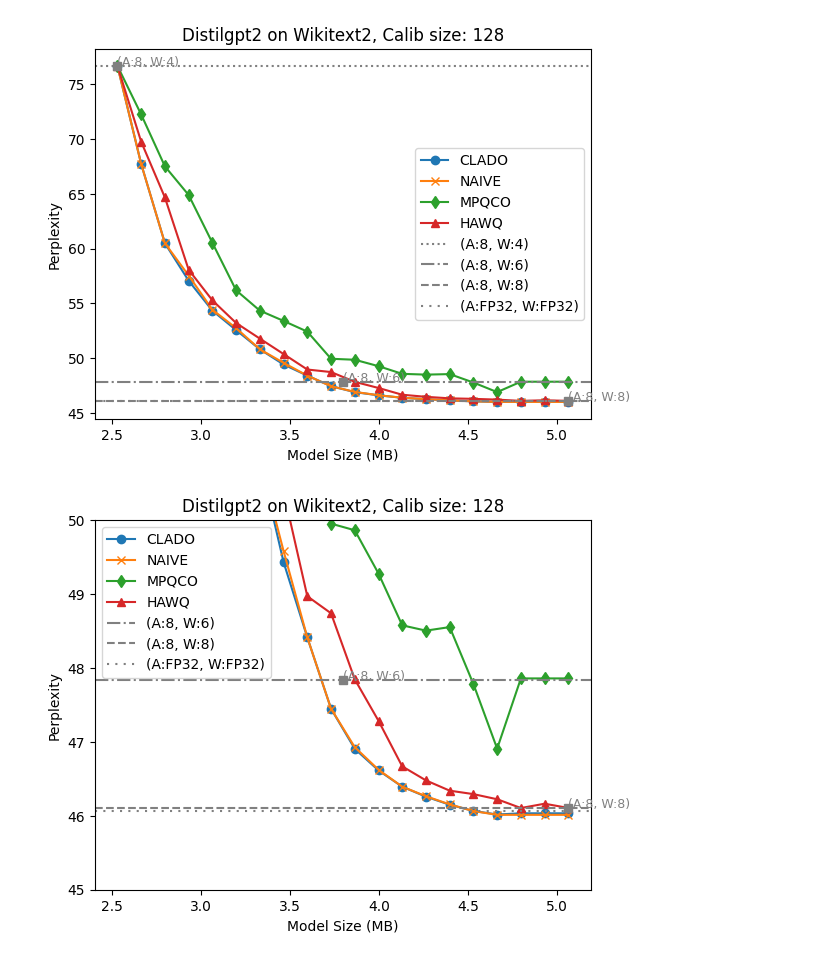
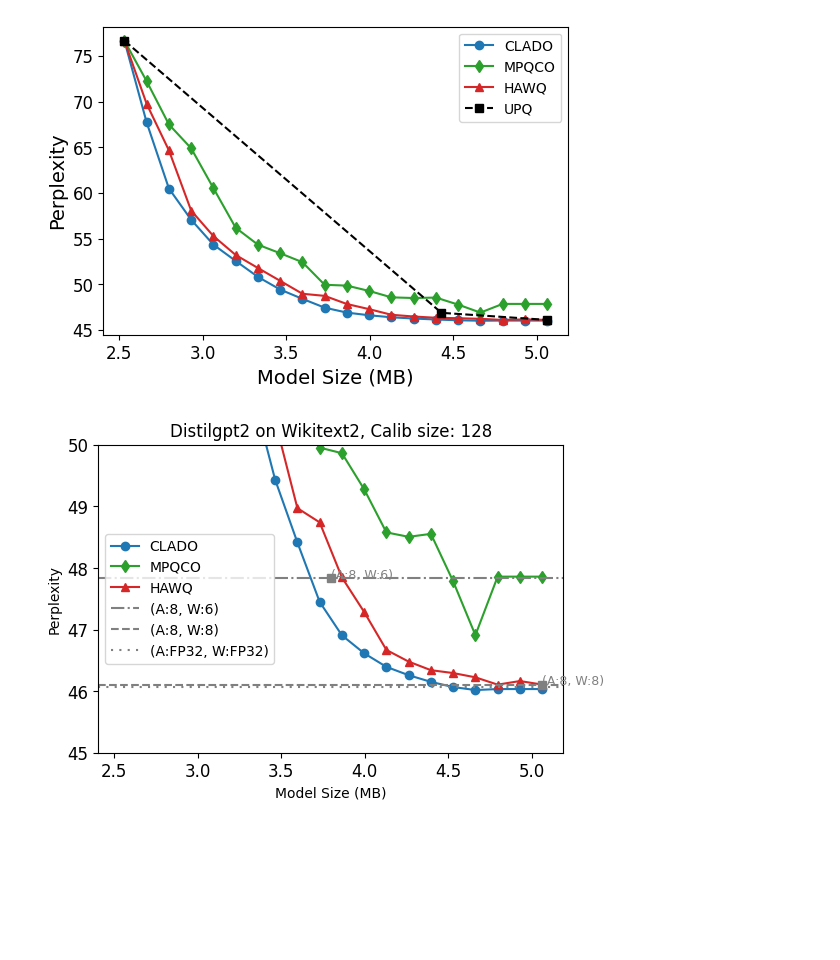
Before and after one commit to JamesTuna/CLADO_MPQ, a Jupyter notebook: llms/visualization.ipynb, the cells around one changed output. Cells and saved outputs as stored; diff of their text form; code cells hidden in the pictures; blank space fills up the shorter version.

```diff
--- a/llms/visualization.ipynb
+++ b/llms/visualization.ipynb
@@ -92,76 +92,89 @@ y_naive =  np.mean(ppl_naive, axis=0)
 y_mpqco =  np.mean(ppl_mpqco, axis=0)
 y_hawq =  np.mean(ppl_hawq, axis=0)
 
-#plt.rcParams['figure.figsize'] = (10,5)
+
 
 plt.plot(xs, y_clado, marker='o', label=f'CLADO', color='#1f77b4')
-plt.plot(xs, y_naive, marker='x', label=f'NAIVE', color='#ff7f0e')
+#plt.plot(xs, y_naive, marker='x', label=f'NAIVE', color='#ff7f0e')
 plt.plot(xs, y_mpqco, marker='d', label=f'MPQCO', color='#2ca02c')
 plt.plot(xs, y_hawq, marker='^', label=f'HAWQ', color='#d62728')
 
+x_UPQ = [2.53125, 4.4296875, 5.0625]
+y_UPQ = [76.685791015625, 46.88258361816406, 46.10613250732422]
+plt.plot(x_UPQ, y_UPQ, marker='s', color="black", label="UPQ", linestyle='--')
 
-plt.plot([2.53125],[76.685791015625], color='gray', marker='s')
-plt.annotate("(A:8, W:4)", (2.53125, 76.685791015625), size=9, color='gray')
-plt.axhline(y=76.685791015625, color='gray', linestyle=':', label='(A:8, W:4)')
-# all layers: model size is: 4.8318328857421875, {'loss': 4.3616719245910645, 'perplexity': 78.3880844116211}
-# head excluded: model size is: 2.53125, {'loss': 4.33971643447876, 'perplexity': 76.685791015625}
 
-plt.plot([3.796875],[47.83370590209961], color='gray', marker='s')
-plt.annotate("(A:8, W:6)", (3.796875, 47.83370590209961), size=9, color='gray')
-plt.axhline(y=47.83370590209961, color='gray', linestyle='-.', label='(A:8, W:6)')
-# all layers: model size is: 7.247749328613281, {'loss': 3.877713918685913, 'perplexity': 48.31364059448242}
-# head excluded: model size is: 3.796875, {'loss': 3.8677306175231934, 'perplexity': 47.83370590209961}
 
-plt.plot([5.0625],[46.10613250732422], color='gray', marker='s')
-plt.annotate("(A:8, W:8)", (5.0625, 46.10613250732422), size=9, color='gray')
-plt.axhline(y=46.10613250732422, color='gray', linestyle='--', label='(A:8, W:8)')
-# all layers: model size is: 9.663665771484375 , {'loss': 3.8327829837799072, 'perplexity': 46.1909065246582}
-# head excluded: model size is: 5.0625, {'loss': 3.8309459686279297, 'perplexity': 46.10613250732422}
+# A:8, W:7, head excluded: model size is: 4.4296875, {'loss': 3.8476462364196777, 'perplexity': 46.88258361816406}
 
-plt.axhline(y=46.05925369262695, color='gray', linestyle=(0, (1, 3)), label='(A:FP32, W:FP32)')
+
+# plt.plot([2.53125],[76.685791015625], color='gray', marker='s')
+# plt.annotate("(A:8, W:4)", (2.53125, 76.685791015625), size=9, color='gray')
+# plt.axhline(y=76.685791015625, color='gray', linestyle=':', label='(A:8, W:4)')
+# # all layers: model size is: 4.8318328857421875, {'loss': 4.3616719245910645, 'perplexity': 78.3880844116211}
+# # head excluded: model size is: 2.53125, {'loss': 4.33971643447876, 'perplexity': 76.685791015625}
+
+# plt.plot([3.796875],[47.83370590209961], color='gray', marker='s')
+# plt.annotate("(A:8, W:6)", (3.796875, 47.83370590209961), size=9, color='gray')
+# plt.axhline(y=47.83370590209961, color='gray', linestyle='-.', label='(A:8, W:6)')
+# # all layers: model size is: 7.247749328613281, {'loss': 3.877713918685913, 'perplexity': 48.31364059448242}
+# # head excluded: model size is: 3.796875, {'loss': 3.8677306175231934, 'perplexity': 47.83370590209961}
+
+# plt.plot([5.0625],[46.10613250732422], color='gray', marker='s')
+# plt.annotate("(A:8, W:8)", (5.0625, 46.10613250732422), size=9, color='gray')
+# plt.axhline(y=46.10613250732422, color='gray', linestyle='--', label='(A:8, W:8)')
+# # all layers: model size is: 9.663665771484375 , {'loss': 3.8327829837799072, 'perplexity': 46.1909065246582}
+# # head excluded: model size is: 5.0625, {'loss': 3.8309459686279297, 'perplexity': 46.10613250732422}
+
+#plt.axhline(y=46.05925369262695, color='gray', linestyle=(0, (1, 3)), label='(A:FP32, W:FP32)')
 # fp32 metrics: {'loss': 3.8299286365509033, 'perplexity': 46.05925369262695}
+plt.rcParams['figure.figsize'] = (6,4)
+plt.rcParams['xtick.labelsize'] = 12
+plt.rcParams['ytick.labelsize'] = 12
+#plt.title('Distilgpt2 on Wikitext2, Calib size: 128')
+plt.ylabel('Perplexity', size=14)
+plt.xlabel('Model Size (MB)', size=14)
+plt.legend()
+plt.savefig(f"distilgpt2.pdf", format="pdf", bbox_inches="tight")
+#plt.ylim([45, 70])
 
-plt.title('Distilgpt2 on Wikitext2, Calib size: 128')
-plt.ylabel('Perplexity')
-plt.xlabel('Model Size (MB)')
-#plt.ylim([45, 70])
-plt.legend()
 plt.show()
 
 
 #####################################zoomed#########################################
 plt.plot(xs, y_clado, marker='o', label=f'CLADO', color='#1f77b4')
-plt.plot(xs, y_naive, marker='x', label=f'NAIVE', color='#ff7f0e')
+#plt.plot(xs, y_naive, marker='x', label=f'NAIVE', color='#ff7f0e')
 plt.plot(xs, y_mpqco, marker='d', label=f'MPQCO', color='#2ca02c')
 plt.plot(xs, y_hawq, marker='^', label=f'HAWQ', color='#d62728')
+
 
 plt.plot([3.796875],[47.83370590209961], color='gray', marker='s')
 plt.annotate("(A:8, W:6)", (3.796875, 47.83370590209961), size=9, color='gray')
 plt.axhline(y=47.83370590209961, color='gray', linestyle='-.', label='(A:8, W:6)')
 # all layers: model size is: 7.247749328613281, {'loss': 3.877713918685913, 'perplexity': 48.31364059448242}
 # head excluded: model size is: 3.796875, {'loss': 3.8677306175231934, 'perplexity': 47.83370590209961}
 
 plt.plot([5.0625],[46.10613250732422], color='gray', marker='s')
 plt.annotate("(A:8, W:8)", (5.0625, 46.10613250732422), size=9, color='gray')
 plt.axhline(y=46.10613250732422, color='gray', linestyle='--', label='(A:8, W:8)')
 # all layers: model size is: 9.663665771484375 , {'loss': 3.8327829837799072, 'perplexity': 46.1909065246582}
 # head excluded: model size is: 5.0625, {'loss': 3.8309459686279297, 'perplexity': 46.10613250732422}
 
 plt.axhline(y=46.05925369262695, color='gray', linestyle=(0, (1, 3)), label='(A:FP32, W:FP32)')
 # fp32 metrics: {'loss': 3.8299286365509033, 'perplexity': 46.05925369262695}
 
 plt.title('Distilgpt2 on Wikitext2, Calib size: 128')
 plt.ylabel('Perplexity')
 plt.xlabel('Model Size (MB)')
 plt.ylim([45, 50])
 plt.legend()
 plt.show()
 
 # print(xs[3], xs[7], xs[11], xs[15])
 # print(y_hawq[3], y_hawq[7], y_hawq[11], y_hawq[15])
 # print(y_mpqco[3], y_mpqco[7], y_mpqco[11], y_mpqco[15])
 # print(y_naive[3], y_naive[7], y_naive[11], y_naive[15])
 # print(y_clado[3], y_clado[7], y_clado[11], y_clado[15])
 # %% [output]
-[figure, old version]
+[figure, new version]
-[figure, old version]
+[figure, new version]
```
Also changed, not shown: 1 other file.
